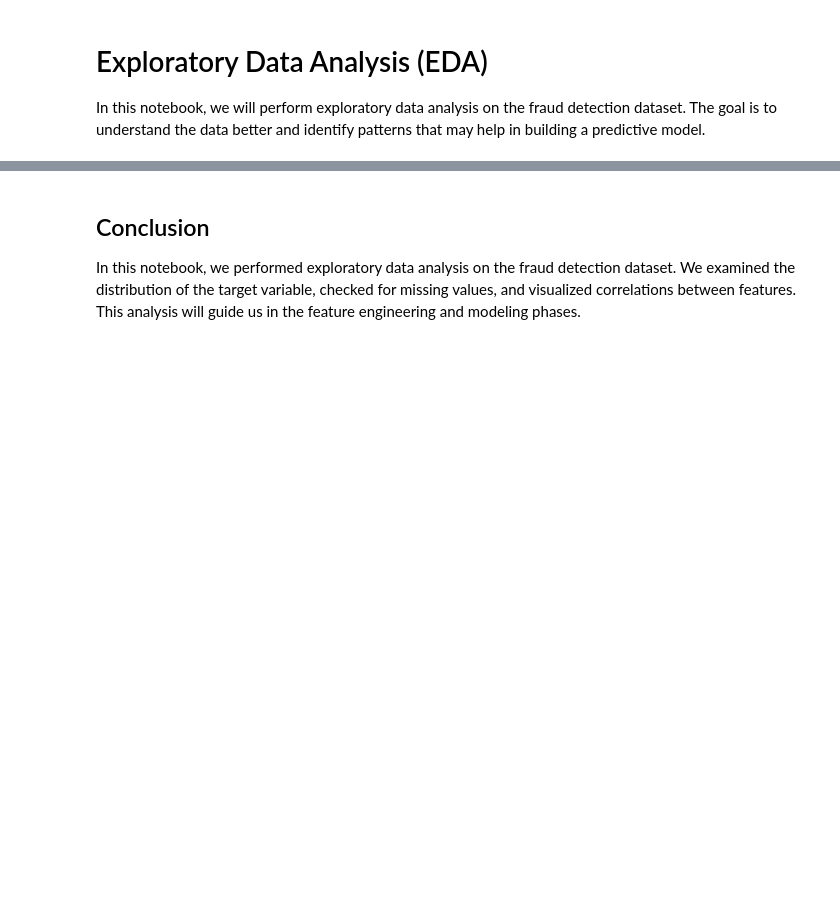
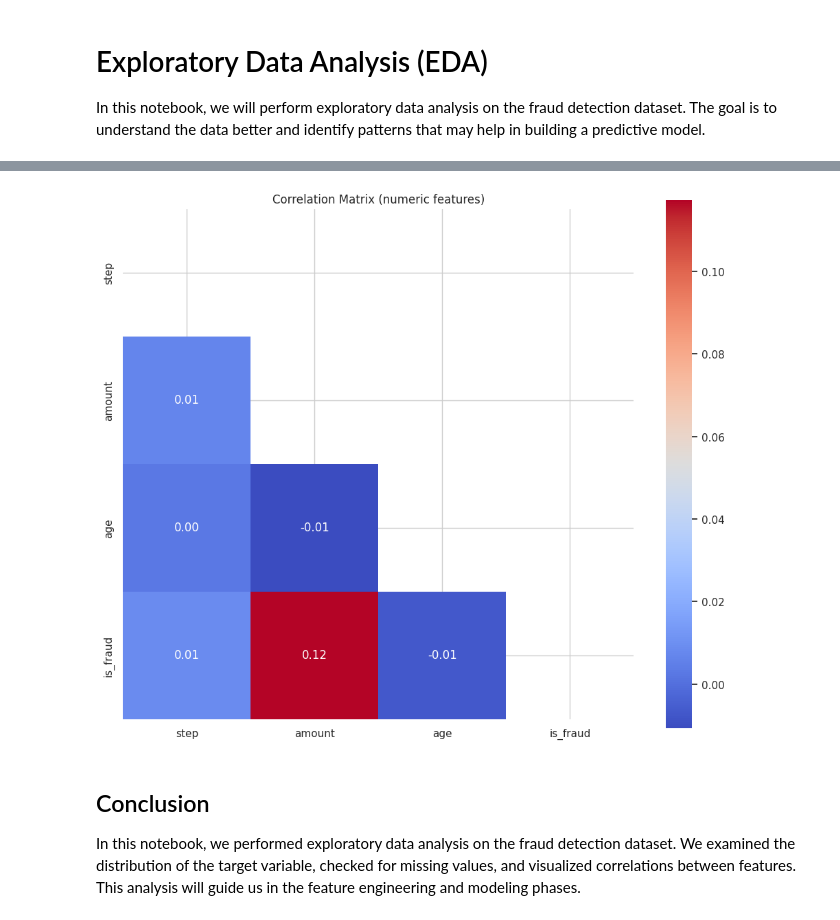
Before and after one commit to Harisanda/examen-ML, a Jupyter notebook: notebooks/01_EDA.ipynb, the cells around one changed output, grey strips where cells are left out. Drawn from its saved outputs; the diff is of its cells as text; code cells hidden in the pictures; blank space fills up the shorter version.

```diff
--- a/notebooks/01_EDA.ipynb
+++ b/notebooks/01_EDA.ipynb
@@ -33,10 +44,32 @@ plt.show()
-# %%
-# Visualize correlations between features
-plt.figure(figsize=(12, 10))
-correlation_matrix = train_data.corr()
-sns.heatmap(correlation_matrix, annot=True, fmt='.2f', cmap='coolwarm')
-plt.title('Correlation Matrix')
-plt.show()
+# %%
+# Visualize correlations between features (only numeric columns; fallback: encode categoricals)
+plt.figure(figsize=(12, 10))
+
+# Exclure colonnes évidentes d'identifiants / forte cardinalité
+exclude_cols = ['id', 'transaction_id']  # adapter si nécessaire
+df = train_data.copy()
+df = df.drop(columns=[c for c in exclude_cols if c in df.columns])
+
+# Choisir les colonnes numériques utilisables
+numeric_cols = df.select_dtypes(include=[np.number]).columns.tolist()
+numeric_cols = [c for c in numeric_cols if df[c].nunique() > 1]  # ignorer colonnes constantes
+
+if len(numeric_cols) > 0:
+    correlation_matrix = df[numeric_cols].corr()
+else:
+    # Si pas de numériques, encoder les catégorielles (après imputation simple)
+    df_enc = df.fillna('NA').copy()
+    for col in df_enc.select_dtypes(include=['object', 'category']):
+        df_enc[col] = df_enc[col].astype('category').cat.codes
+    correlation_matrix = df_enc.corr()
+
+# Affichage (masque triangle supérieur pour lisibilité)
+mask = np.triu(np.ones_like(correlation_matrix, dtype=bool))
+sns.heatmap(correlation_matrix, annot=True, fmt='.2f', cmap='coolwarm', mask=mask, square=True)
+plt.title('Correlation Matrix (numeric features)')
+plt.show()
+# %% [output]
+[figure, added]
 # %% [markdown]
 ## Conclusion
 
```
Also changed, not shown: parts of 3 cells of this notebook.
